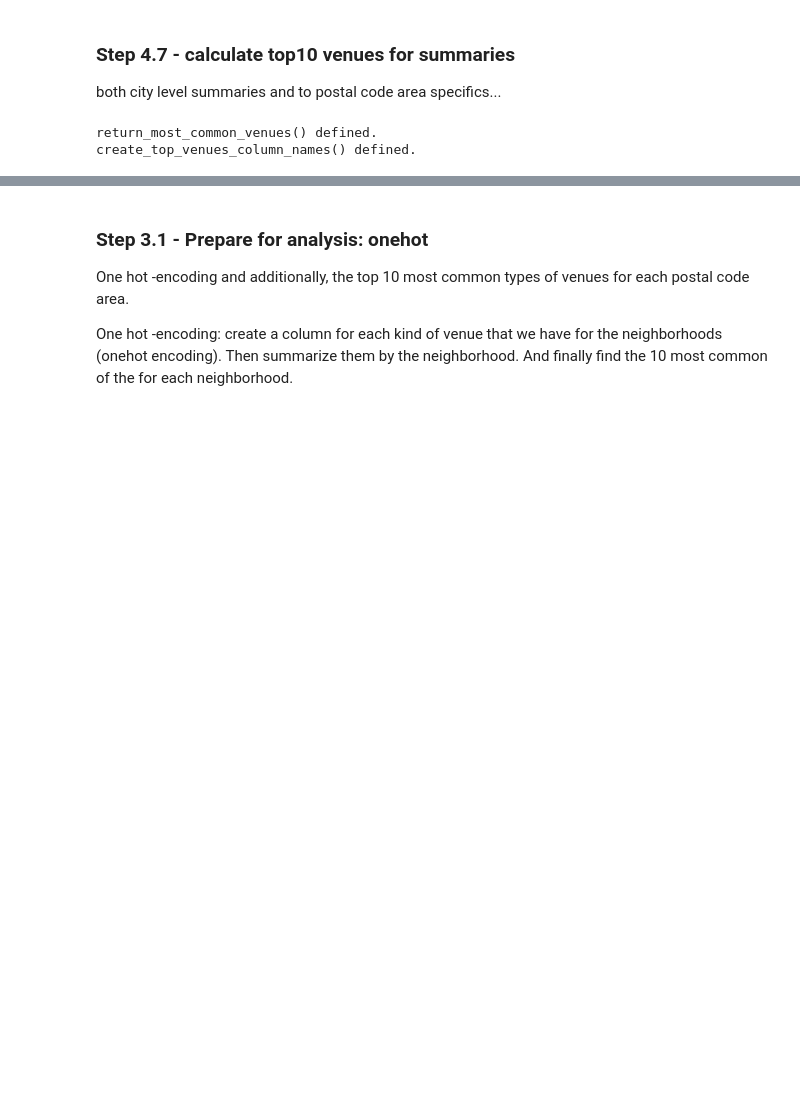
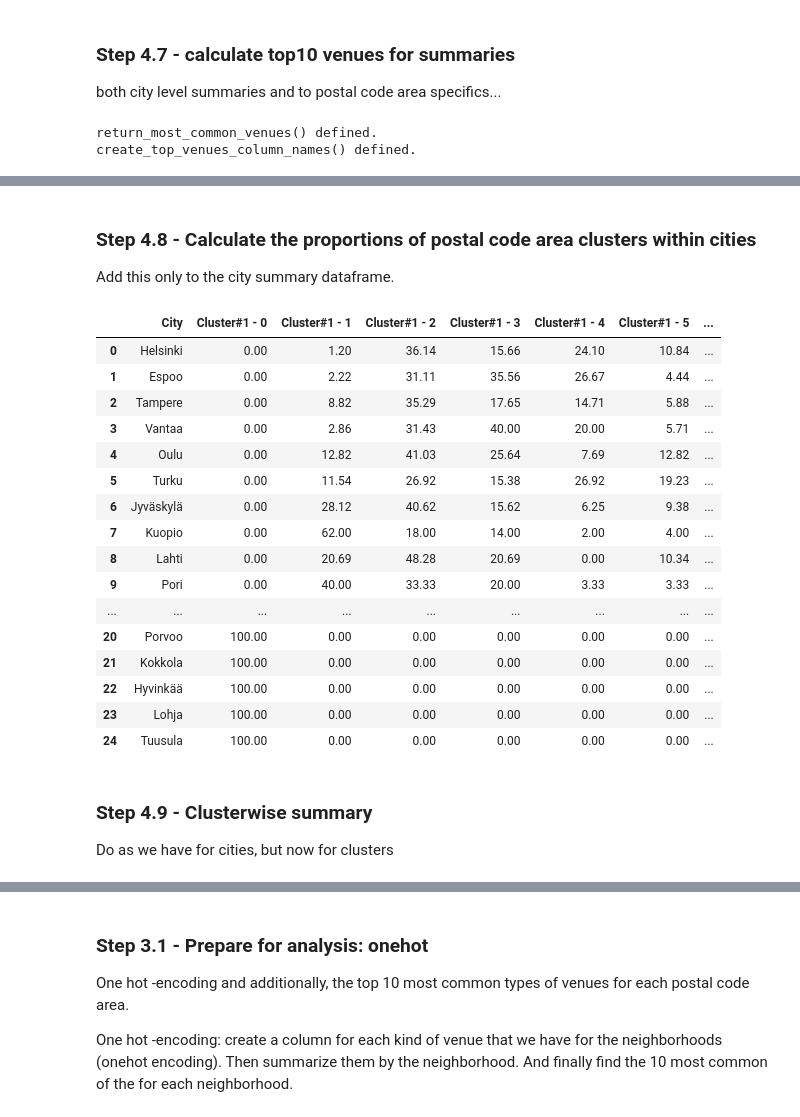
Before and after one commit to aitennek/Coursera_Capstone, a Jupyter notebook: Final_assignment/Capstone workbook.ipynb, the cells around one changed output, grey strips where cells are left out. Cells and saved outputs as stored; diff of their text form; code cells hidden in the pictures; blank space fills up the shorter version.

```diff
--- a/Final_assignment/Capstone workbook.ipynb
+++ b/Final_assignment/Capstone workbook.ipynb
@@ -1809,0 +1860,2 @@ paavo_venues_df.head()
+# %%
+top10_cols, paavo_venues_df = add_top_venues_into_df(top_venues, paavo_venues_df, fs_venue_category_list, 'PC', 13)
@@ -1809,0 +1872,62 @@ paavo_venues_df.head()
+# %% [markdown]
+### Step 4.8 - Calculate the proportions of postal code area clusters within cities
+
+Add this only to the city summary dataframe.
+# %%
+
+# create onehot encoding of cluster #1 values
+onehot_clusters_df = pd.get_dummies(paavo_venues_df['Cluster #1'], prefix="Cluster#1 - ", prefix_sep="")
+
+# City is used to group data and merge back to city summaries
+onehot_clusters_df['City'] = paavo_venues_df['City']
+
+# PC count will tell (after grouping + summing) us the total # of postal code areas in city
+onehot_clusters_df['PC Count'] = np.ones(paavo_venues_df.shape[0]).astype('int')
+
+onehot_clusters_citylevel_df = onehot_clusters_df.groupby('City').sum()
+
+# make the column values into percentages of all clusters within the city
+onehot_column_count = len(onehot_clusters_citylevel_df.columns.tolist())
+for col_index in range(0, onehot_column_count - 1):
+    onehot_clusters_citylevel_df.iloc[:, col_index] = 100 * (onehot_clusters_citylevel_df.iloc[:, col_index] / onehot_clusters_citylevel_df.iloc[:, onehot_column_count - 1])
+
+# take note of column names, this is handy when we later want to inspect PC cluster proportions within cities.
+columns_city_clusters = onehot_clusters_citylevel_df.columns.tolist() # do before reset => 'City' is not in column list!
+onehot_clusters_citylevel_df = onehot_clusters_citylevel_df.reset_index()
+
+#onehot_clusters_citylevel_df[onehot_clusters_citylevel_df['City'].isin(filter_cities)]
+
+#
+# Then merge back to city summary
+#
+
+# first make sure we don't merge same columns many times (can happen if cell is run repeatedly...)
+city_summary_columns = city_summary_df.columns.tolist()
+for col in columns_city_clusters:
+    if col in city_summary_columns:
+        city_summary_df.drop(columns=[col], inplace=True)
+city_summary_df = city_summary_df.merge(onehot_clusters_citylevel_df, how='left', on='City')
+
+city_summary_df[['City'] + columns_city_clusters].head(25)
+# %% [output]
+|  | City | Cluster#1 - 0 | Cluster#1 - 1 | Cluster#1 - 2 | Cluster#1 - 3 | Cluster#1 - 4 | Cluster#1 - 5 | ... |
+| 0 | Helsinki | 0.00 | 1.20 | 36.14 | 15.66 | 24.10 | 10.84 | ... |
+| 1 | Espoo | 0.00 | 2.22 | 31.11 | 35.56 | 26.67 | 4.44 | ... |
+| 2 | Tampere | 0.00 | 8.82 | 35.29 | 17.65 | 14.71 | 5.88 | ... |
+| 3 | Vantaa | 0.00 | 2.86 | 31.43 | 40.00 | 20.00 | 5.71 | ... |
+| 4 | Oulu | 0.00 | 12.82 | 41.03 | 25.64 | 7.69 | 12.82 | ... |
+| 5 | Turku | 0.00 | 11.54 | 26.92 | 15.38 | 26.92 | 19.23 | ... |
+| 6 | Jyväskylä | 0.00 | 28.12 | 40.62 | 15.62 | 6.25 | 9.38 | ... |
+| 7 | Kuopio | 0.00 | 62.00 | 18.00 | 14.00 | 2.00 | 4.00 | ... |
+| 8 | Lahti | 0.00 | 20.69 | 48.28 | 20.69 | 0.00 | 10.34 | ... |
+| 9 | Pori | 0.00 | 40.00 | 33.33 | 20.00 | 3.33 | 3.33 | ... |
+| ... | ... | ... | ... | ... | ... | ... | ... | ... |
+| 20 | Porvoo | 100.00 | 0.00 | 0.00 | 0.00 | 0.00 | 0.00 | ... |
+| 21 | Kokkola | 100.00 | 0.00 | 0.00 | 0.00 | 0.00 | 0.00 | ... |
+| 22 | Hyvinkää | 100.00 | 0.00 | 0.00 | 0.00 | 0.00 | 0.00 | ... |
+| 23 | Lohja | 100.00 | 0.00 | 0.00 | 0.00 | 0.00 | 0.00 | ... |
+| 24 | Tuusula | 100.00 | 0.00 | 0.00 | 0.00 | 0.00 | 0.00 | ... |
+# %% [markdown]
+### Step 4.9 - Clusterwise summary
+
+Do as we have for cities, but now for clusters
```
Also changed, not shown: parts of 38 cells of this notebook.
